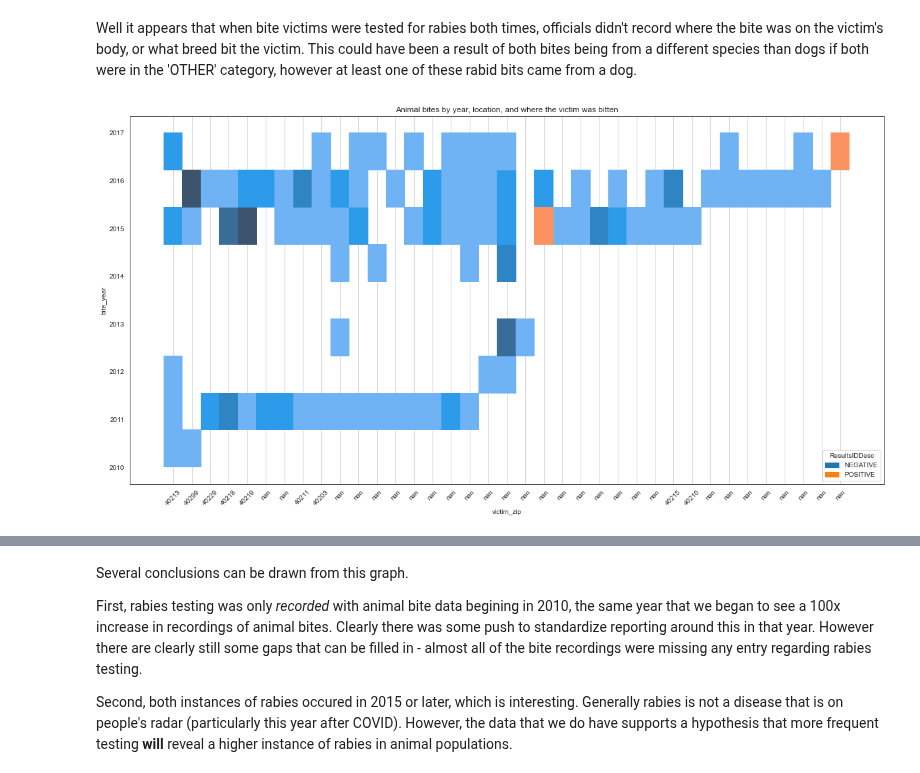
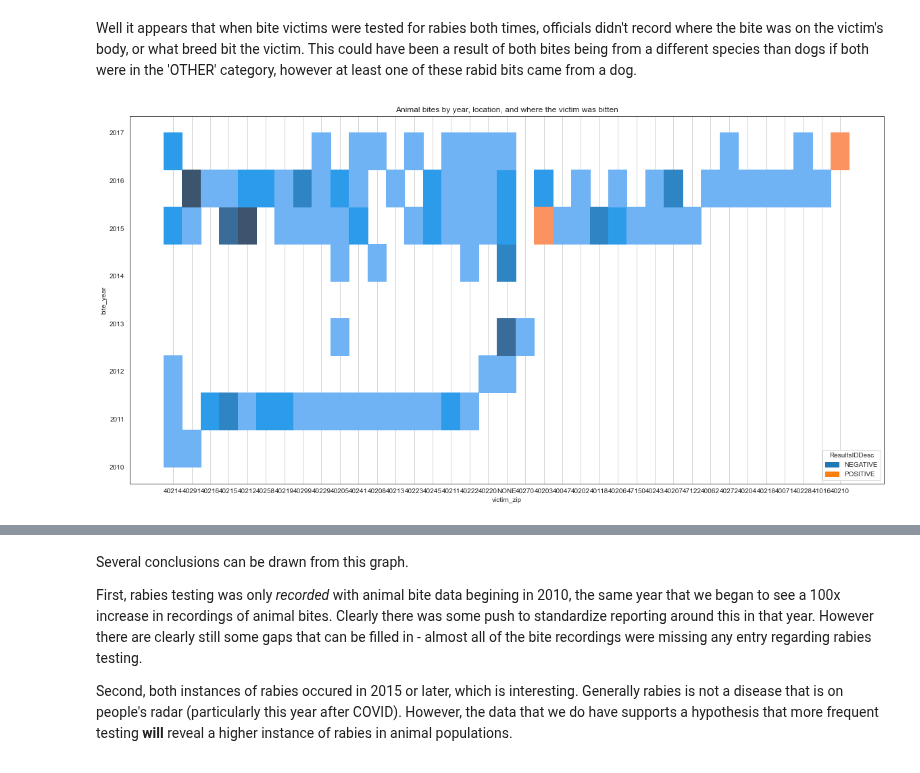
Before and after one commit to NickD-Dean/Springboard, a Jupyter notebook: Case Studies/Data Viz Presentation/Data Viz Assignment.ipynb, the cells around one changed output, grey strips where cells are left out. Drawn from its saved outputs; the diff is of its cells as text; code cells hidden in the pictures.

```diff
--- a/Case Studies/Data Viz Presentation/Data Viz Assignment.ipynb
+++ b/Case Studies/Data Viz Presentation/Data Viz Assignment.ipynb
@@ -377,9 +377,9 @@ Well it appears that when bite victims were tested for rabies both times, offici
 # %%
 plt.figure(figsize=(20,10))
 g = sns.histplot(data=rabies, x='victim_zip', y='bite_year', hue='ResultsIDDesc', multiple='stack')
 plt.title('Animal bites by year, location, and where the victim was bitten')
 move_legend(g, new_loc='lower right')
 g.xaxis.grid(True)
-g.set_xticklabels(labels=bites.victim_zip.values, rotation=45);
+#g.set_xticklabels(labels=bites.victim_zip, rotation=45);
 # %% [output]
-[figure, old version]
+[figure, new version]
```
Also changed, not shown: parts of 1 cell of this notebook.
